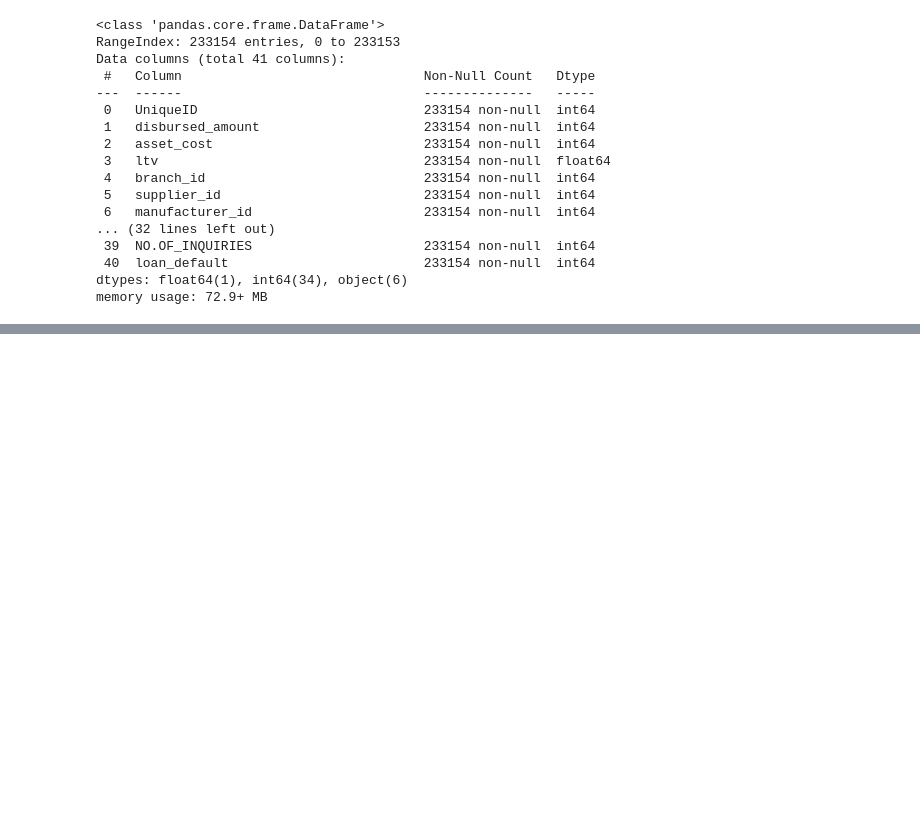
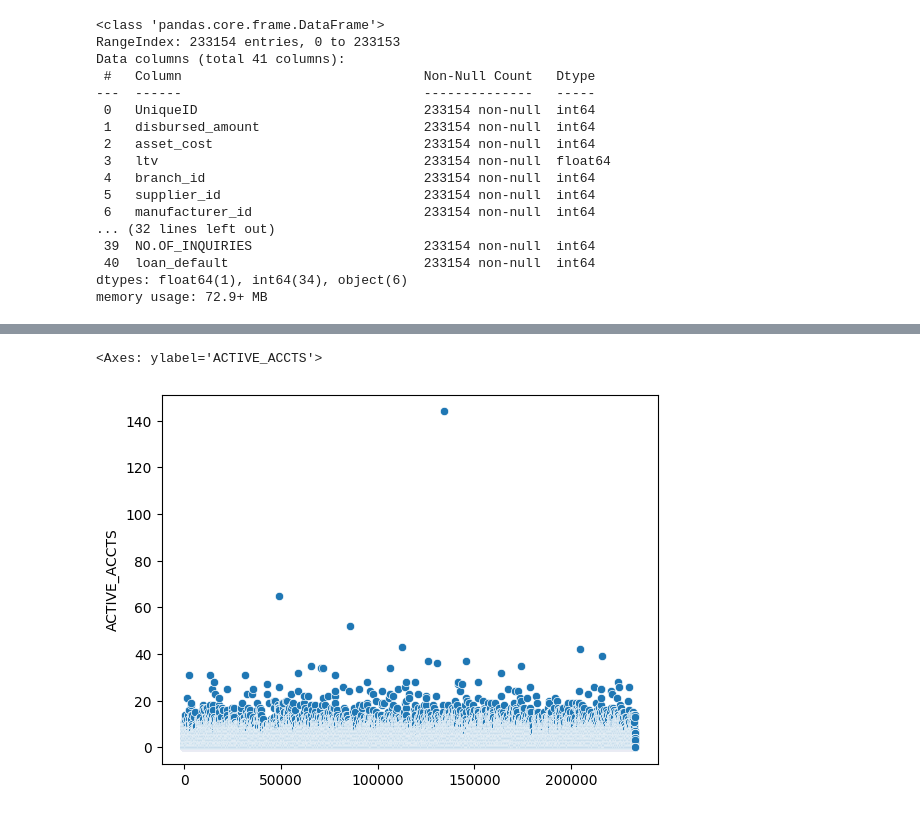
Before and after one commit to Kaustubh-20/VehicleLoanDefaultPrediction, a Jupyter notebook: VehicleLoanDefaultPrediction.ipynb, the cells around one changed output, grey strips where cells are left out. Saved outputs shown, nothing was run; the diff lists cells and outputs as text; code cells hidden in the pictures; blank space fills up the shorter version.

```diff
--- a/VehicleLoanDefaultPrediction.ipynb
+++ b/VehicleLoanDefaultPrediction.ipynb
@@ -123,0 +215,31 @@ Name: Employment.Type, Length: 233154, dtype: object
+# %%
+train_data['NO_OF_ACCTS'] = train_data['PRI_NO_OF_ACCTS'] + train_data['SEC_NO_OF_ACCTS']
+train_data['ACTIVE_ACCTS'] = train_data['PRI_ACTIVE_ACCTS'] + train_data['SEC_ACTIVE_ACCTS']
+train_data['OVERDUE_ACCTS'] = train_data['PRI_OVERDUE_ACCTS'] + train_data['SEC_OVERDUE_ACCTS']
+train_data['CURRENT_BALANCE'] = train_data['PRI_CURRENT_BALANCE'] + train_data['SEC_CURRENT_BALANCE']
+train_data['SANCTIONED_AMOUNT'] = train_data['PRI_SANCTIONED_AMOUNT'] + train_data['SEC_SANCTIONED_AMOUNT']
+train_data['DISBURSED_AMOUNT'] = train_data['PRI_DISBURSED_AMOUNT'] + train_data['SEC_DISBURSED_AMOUNT']
+train_data['INSTAL_AMT'] = train_data['PRIMARY_INSTAL_AMT'] + train_data['SEC_SANCTIONED_AMOUNT']
+
+test_data['NO_OF_ACCTS'] = test_data['PRI_NO_OF_ACCTS'] + test_data['SEC_NO_OF_ACCTS']
+test_data['ACTIVE_ACCTS'] = test_data['PRI_ACTIVE_ACCTS'] + test_data['SEC_ACTIVE_ACCTS']
+test_data['OVERDUE_ACCTS'] = test_data['PRI_OVERDUE_ACCTS'] + test_data['SEC_OVERDUE_ACCTS']
+test_data['CURRENT_BALANCE'] = test_data['PRI_CURRENT_BALANCE'] + test_data['SEC_CURRENT_BALANCE']
+test_data['SANCTIONED_AMOUNT'] = test_data['PRI_SANCTIONED_AMOUNT'] + test_data['SEC_SANCTIONED_AMOUNT']
+test_data['DISBURSED_AMOUNT'] = test_data['PRI_DISBURSED_AMOUNT'] + test_data['SEC_DISBURSED_AMOUNT']
+test_data['INSTAL_AMT'] = test_data['PRIMARY_INSTAL_AMT'] + test_data['SEC_SANCTIONED_AMOUNT']
+
+# List of original columns to drop
+original_columns = [
+    'PRI_NO_OF_ACCTS', 'SEC_NO_OF_ACCTS',
+    'PRI_ACTIVE_ACCTS', 'SEC_ACTIVE_ACCTS',
+    'PRI_OVERDUE_ACCTS', 'SEC_OVERDUE_ACCTS',
+    'PRI_CURRENT_BALANCE', 'SEC_CURRENT_BALANCE',
+    'PRI_SANCTIONED_AMOUNT', 'SEC_SANCTIONED_AMOUNT',
+    'PRI_DISBURSED_AMOUNT', 'SEC_DISBURSED_AMOUNT',
+    'PRIMARY_INSTAL_AMT'
+]
+
+# Dropping the original columns from both datasets
+train_data.drop(columns=original_columns, inplace=True, errors='ignore')
+test_data.drop(columns=original_columns, inplace=True, errors='ignore')
@@ -123,0 +267,5 @@ Name: Employment.Type, Length: 233154, dtype: object
+# %%
+sns.scatterplot(data=train_data['ACTIVE_ACCTS'])
+# %% [output]
+<Axes: ylabel='ACTIVE_ACCTS'>
+[figure, added]
```
Also changed, not shown: parts of 44 cells of this notebook.
